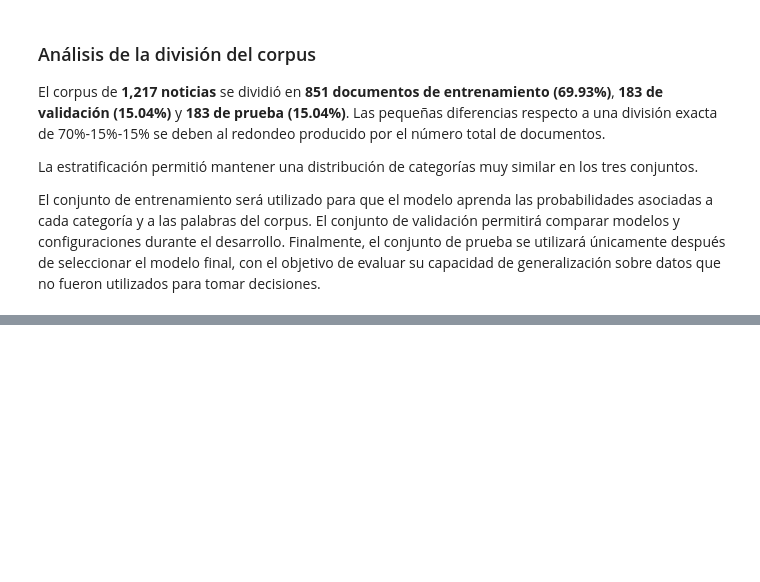
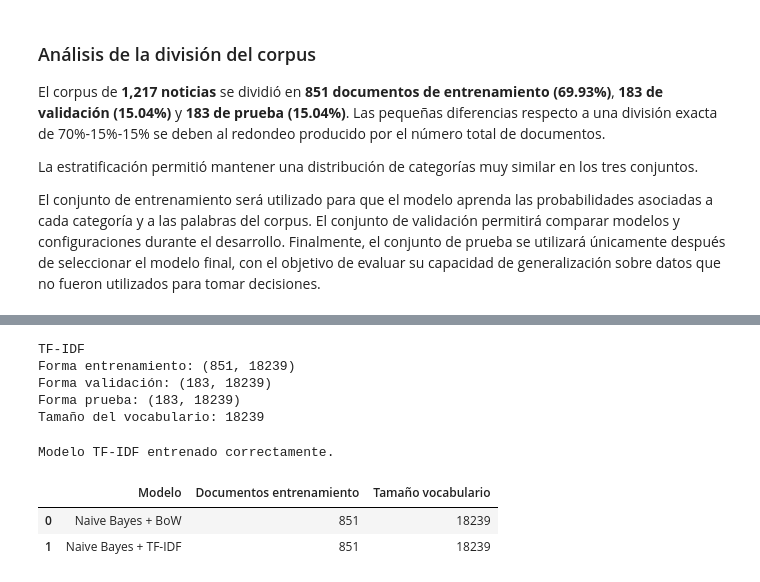
Before and after one commit to Cynthiss/NLP, a Jupyter notebook: Lab_3/Lab_3.ipynb, the cells around one changed output, grey strips where cells are left out. Saved outputs shown, nothing was run; the diff lists cells and outputs as text; code cells hidden in the pictures; blank space fills up the shorter version.

```diff
--- a/Lab_3/Lab_3.ipynb
+++ b/Lab_3/Lab_3.ipynb
@@ -1668,0 +1720,69 @@ El conjunto de entrenamiento será utilizado para que el modelo aprenda las prob
+# %%
+
+# 2.2 Naive Bayes utilizando TF-IDF
+
+
+# Crear el vectorizador TF-IDF
+tfidf_vectorizer_nb = TfidfVectorizer()
+
+# Aprender el vocabulario e IDF SOLO con entrenamiento
+X_train_tfidf = tfidf_vectorizer_nb.fit_transform(X_train)
+
+# Transformar validación y prueba con el mismo vectorizador
+X_val_tfidf = tfidf_vectorizer_nb.transform(X_val)
+X_test_tfidf = tfidf_vectorizer_nb.transform(X_test)
+
+print("TF-IDF")
+print("Forma entrenamiento:", X_train_tfidf.shape)
+print("Forma validación:", X_val_tfidf.shape)
+print("Forma prueba:", X_test_tfidf.shape)
+print(
+    "Tamaño del vocabulario:",
+    len(tfidf_vectorizer_nb.get_feature_names_out())
+)
+# %% [output]
+TF-IDF
+Forma entrenamiento: (851, 18239)
+Forma validación: (183, 18239)
+Forma prueba: (183, 18239)
+Tamaño del vocabulario: 18239
+# %%
+
+# Entrenar Multinomial Naive Bayes con TF-IDF
+
+
+modelo_tfidf = MultinomialNB()
+
+modelo_tfidf.fit(
+    X_train_tfidf,
+    y_train
+)
+
+print("Modelo TF-IDF entrenado correctamente.")
+# %% [output]
+Modelo TF-IDF entrenado correctamente.
+# %%
+
+# Resumen de los modelos entrenados
+
+
+resumen_modelos = pd.DataFrame({
+    "Modelo": [
+        "Naive Bayes + BoW",
+        "Naive Bayes + TF-IDF"
+    ],
+    "Documentos entrenamiento": [
+        X_train_bow.shape[0],
+        X_train_tfidf.shape[0]
+    ],
+    "Tamaño vocabulario": [
+        X_train_bow.shape[1],
+        X_train_tfidf.shape[1]
+    ]
+})
+
+resumen_modelos
+# %% [output]
+|  | Modelo | Documentos entrenamiento | Tamaño vocabulario |
+| 0 | Naive Bayes + BoW | 851 | 18239 |
+| 1 | Naive Bayes + TF-IDF | 851 | 18239 |
```
Also changed, not shown: parts of 4 cells of this notebook.
